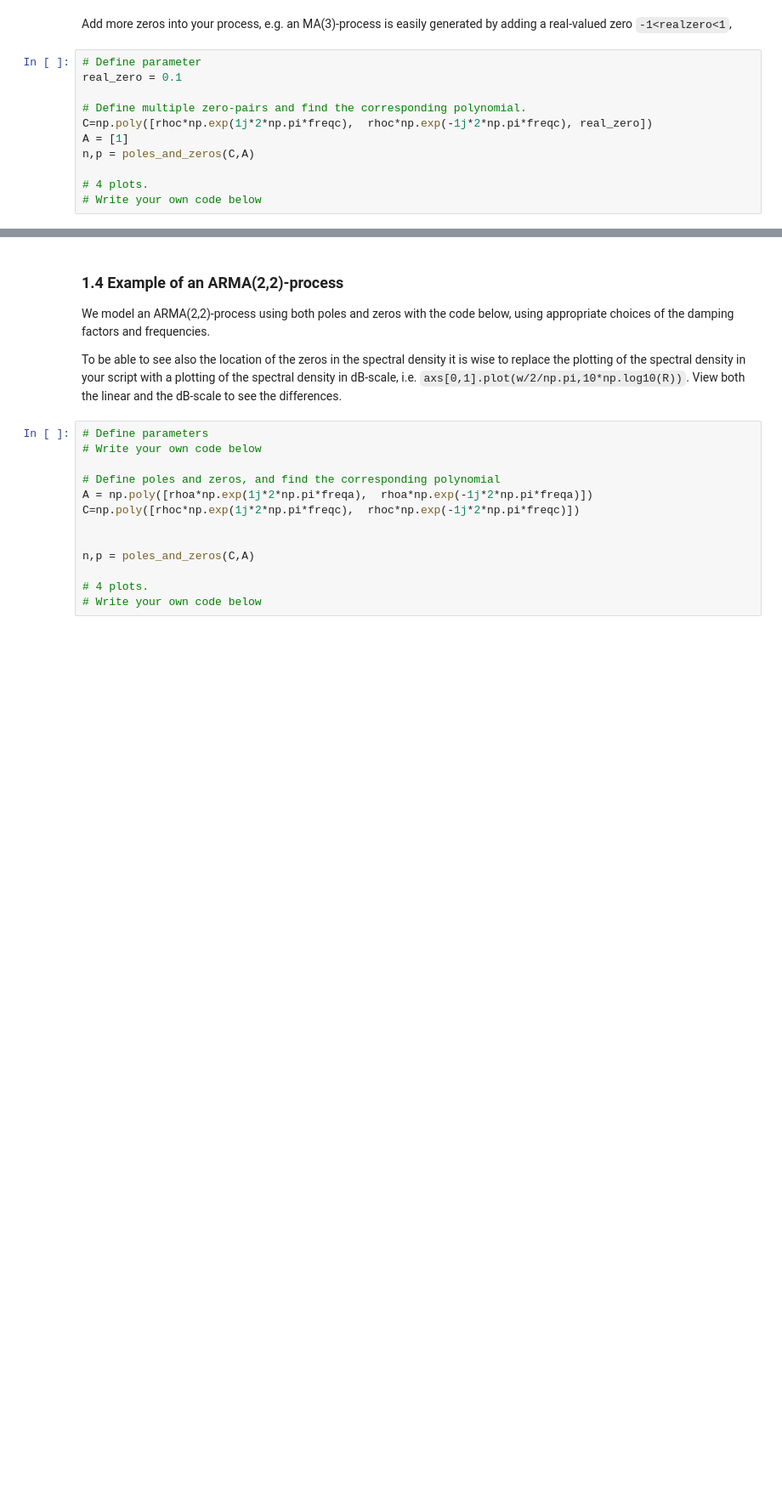
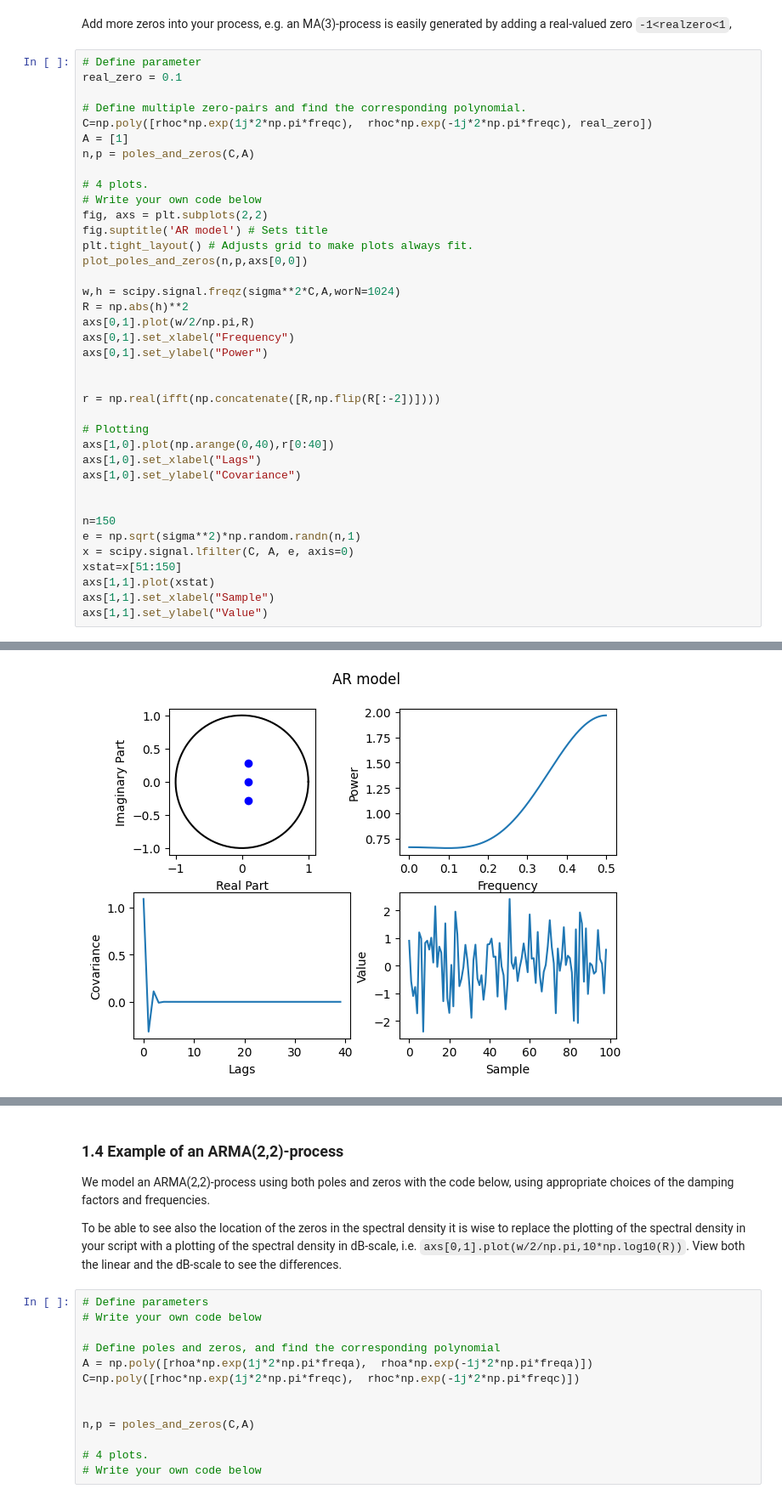
Before and after one commit to axellangenskiold/fmsf10, a Jupyter notebook: pythonLab2.ipynb, the cells around one changed output, grey strips where cells are left out. Shown at 85% size. Saved outputs shown, nothing was run; the diff lists cells and outputs as text; blank space fills up the shorter version.

```diff
--- a/pythonLab2.ipynb
+++ b/pythonLab2.ipynb
@@ -374,14 +380,42 @@ axis and the distance from the origin?***
 # %% [markdown]
 Add more zeros into your process, e.g. an MA(3)-process is easily
 generated by adding a real-valued zero `-1<realzero<1`,
-# %%
-# Define parameter
-real_zero = 0.1
-
-# Define multiple zero-pairs and find the corresponding polynomial.
-C=np.poly([rhoc*np.exp(1j*2*np.pi*freqc),  rhoc*np.exp(-1j*2*np.pi*freqc), real_zero])
-A = [1]
-n,p = poles_and_zeros(C,A)
-
-# 4 plots.
-# Write your own code below
+# %%
+# Define parameter
+real_zero = 0.1
+
+# Define multiple zero-pairs and find the corresponding polynomial.
+C=np.poly([rhoc*np.exp(1j*2*np.pi*freqc),  rhoc*np.exp(-1j*2*np.pi*freqc), real_zero])
+A = [1]
+n,p = poles_and_zeros(C,A)
+
+# 4 plots.
+# Write your own code below
+fig, axs = plt.subplots(2,2)
+fig.suptitle('AR model') # Sets title
+plt.tight_layout() # Adjusts grid to make plots always fit.
+plot_poles_and_zeros(n,p,axs[0,0])
+
+w,h = scipy.signal.freqz(sigma**2*C,A,worN=1024)
+R = np.abs(h)**2
+axs[0,1].plot(w/2/np.pi,R)
+axs[0,1].set_xlabel("Frequency")
+axs[0,1].set_ylabel("Power")
+
+
+r = np.real(ifft(np.concatenate([R,np.flip(R[:-2])])))
+
+# Plotting
+axs[1,0].plot(np.arange(0,40),r[0:40])
+axs[1,0].set_xlabel("Lags")
+axs[1,0].set_ylabel("Covariance")
+
+
+n=150
+e = np.sqrt(sigma**2)*np.random.randn(n,1)
+x = scipy.signal.lfilter(C, A, e, axis=0)
+xstat=x[51:150]
+axs[1,1].plot(xstat)
+axs[1,1].set_xlabel("Sample")
+axs[1,1].set_ylabel("Value")
+# %% [output]
@@ -388,3 +423,4 @@ n,p = poles_and_zeros(C,A)
+[figure, added]
 # %% [markdown]
 Study the results.
 
```
Also changed, not shown: parts of 8 cells of this notebook.
